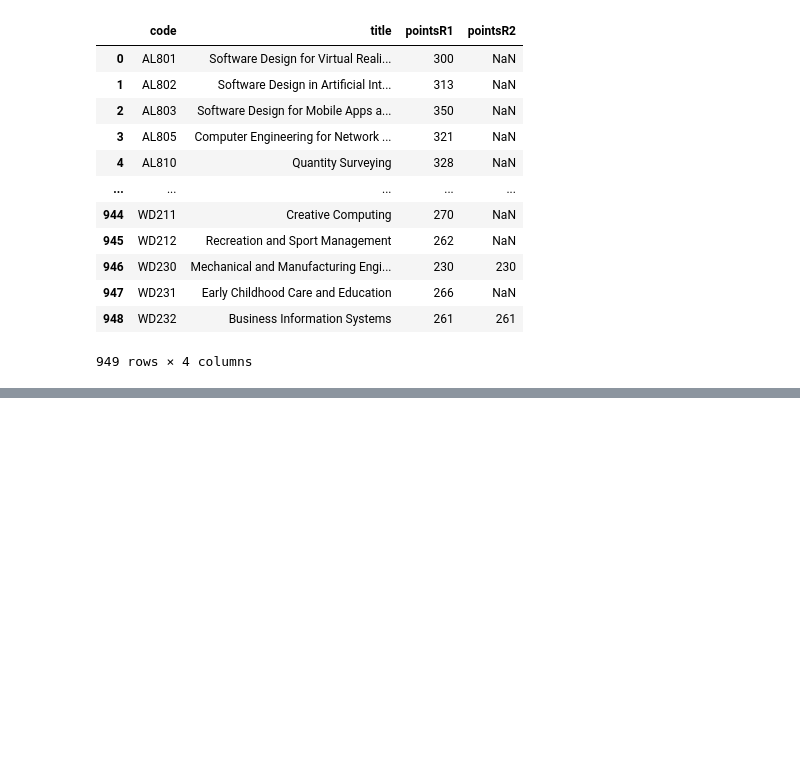
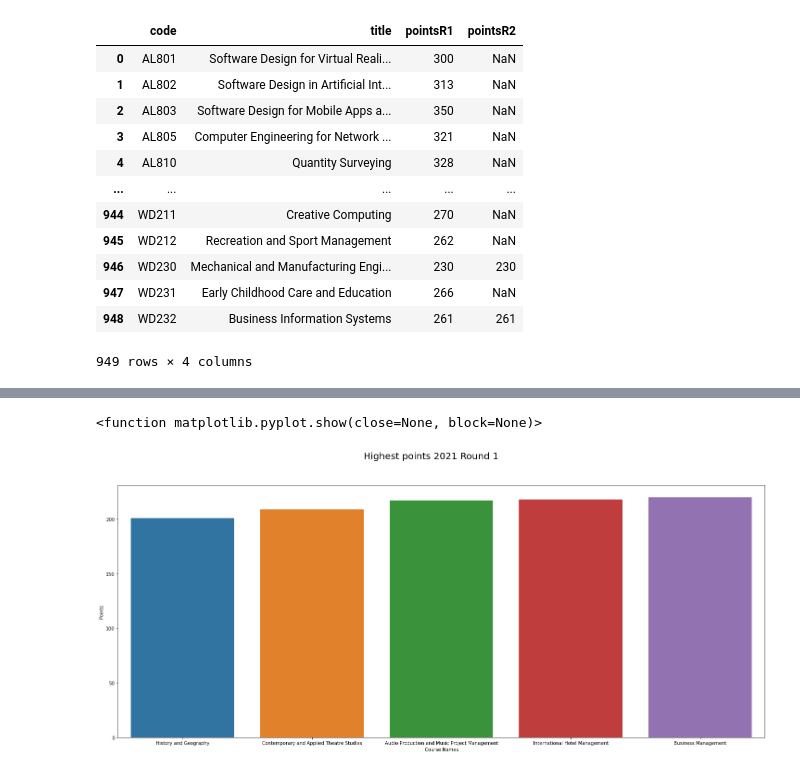
Before and after one commit to katel85/FundamentalsDA, a Jupyter notebook: CAOFinal.ipynb, the cells around one changed output, grey strips where cells are left out. Drawn from its saved outputs; the diff is of its cells as text; code cells hidden in the pictures; blank space fills up the shorter version.

```diff
--- a/CAOFinal.ipynb
+++ b/CAOFinal.ipynb
@@ -141,0 +892,13 @@ df2021
+# %%
+d=x.nsmallest(5, ['points_r1_2021','points_r1_2020','points_r1_2019'], keep='last')
+# %%
+plt.figure(figsize=(25,10))
+
+sns.barplot(x='title',y='points_r1_2021',data=d)
+plt.suptitle('Highest points 2021 Round 1', fontsize=20)
+plt.xlabel('Course Names')
+plt.ylabel('Points')
+plt.show
+# %% [output]
+<function matplotlib.pyplot.show(close=None, block=None)>
+[figure, added]
```
Also changed, not shown: parts of 97 cells of this notebook, 45 other files.
